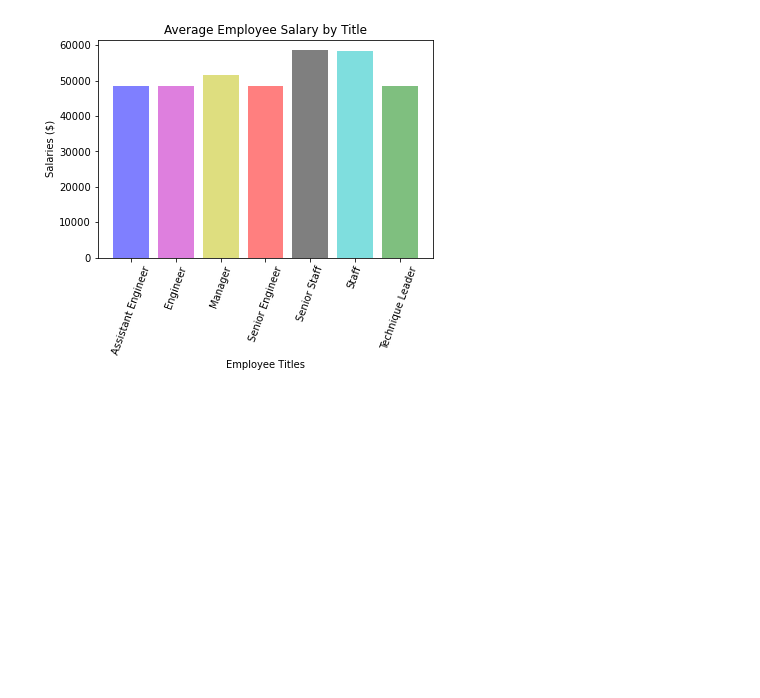
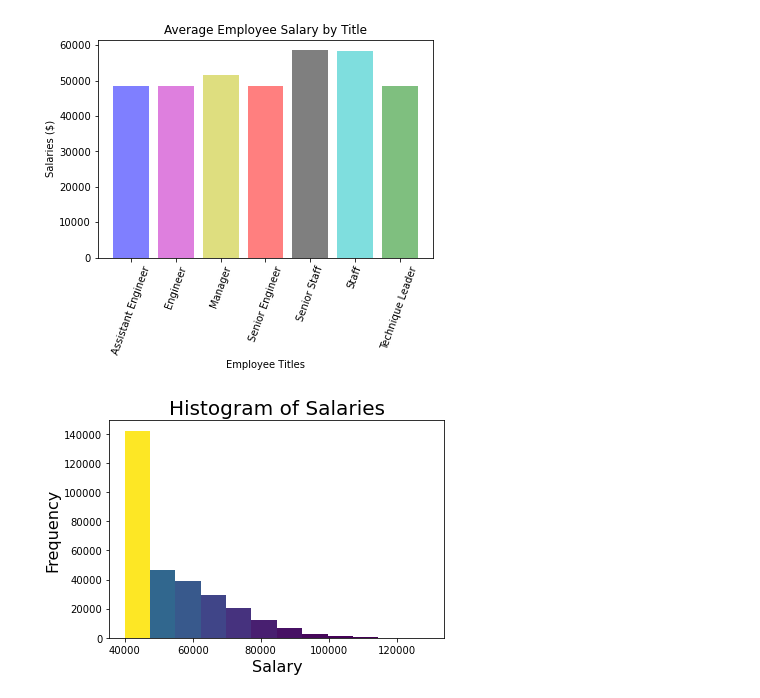
Before and after one commit to LisaHarrison08/SQL-Employee-Database, a Jupyter notebook: EmployeeSQL/employee.ipynb, the cells around one changed output. Drawn from its saved outputs; the diff is of its cells as text; code cells hidden in the pictures; blank space fills up the shorter version.

Commit message:
Added a histogram to j notebook

```diff
--- a/EmployeeSQL/employee.ipynb
+++ b/EmployeeSQL/employee.ipynb
@@ -164,3 +165,24 @@ plt.savefig("average_salary_by_title.png")
 plt.show()
 # %% [output]
 [figure]
+# %%
+plt.hist(salaries_data["salary"], bins = 12)
+
+plt.title("Histogram of Salaries", size = 20)
+plt.xlabel("Salary", size = 16)
+plt.ylabel("Frequency", size = 16)
+
+N,bins,patches = plt.hist(salaries_data["salary"], bins = 12)
+
+# Color code by height
+fracs = N / N.max()
+
+# For full range of colours - normalize the data to 0..1
+norm = colors.Normalize(fracs.min(), fracs.max())
+
+# Loop through objects and set the color
+for thisfrac, thispatch in zip(fracs, patches):
+    color = plt.cm.viridis(norm(thisfrac))
+    thispatch.set_facecolor(color)
+# %% [output]
+[figure, added]
```
Also changed, not shown: parts of 1 cell of this notebook.
